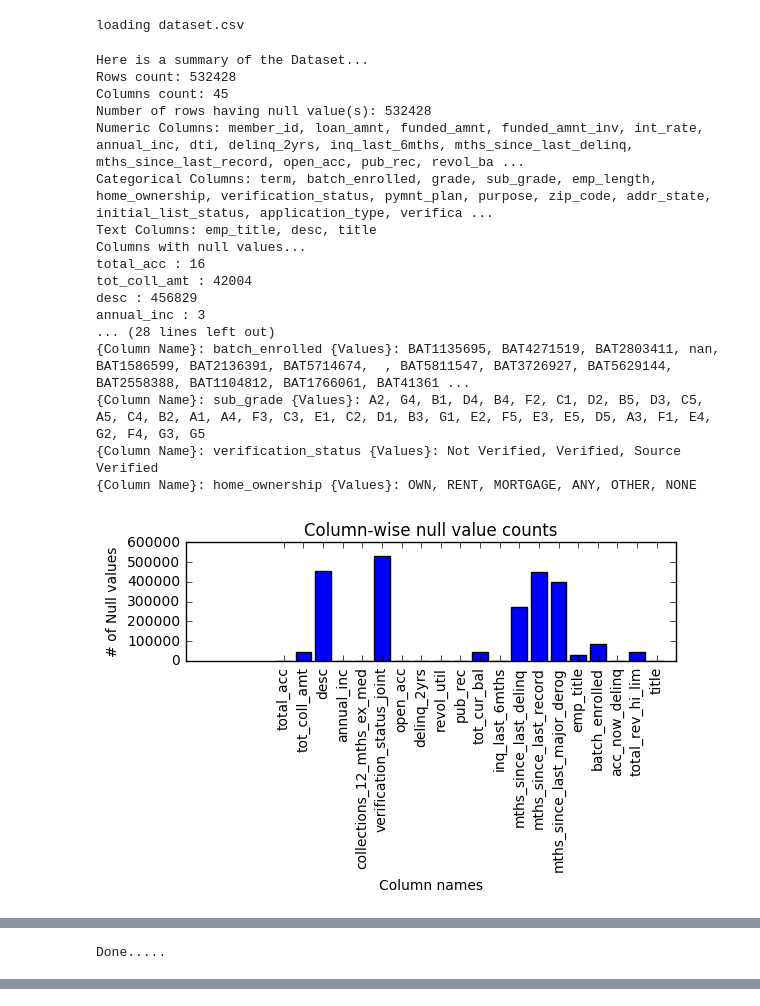
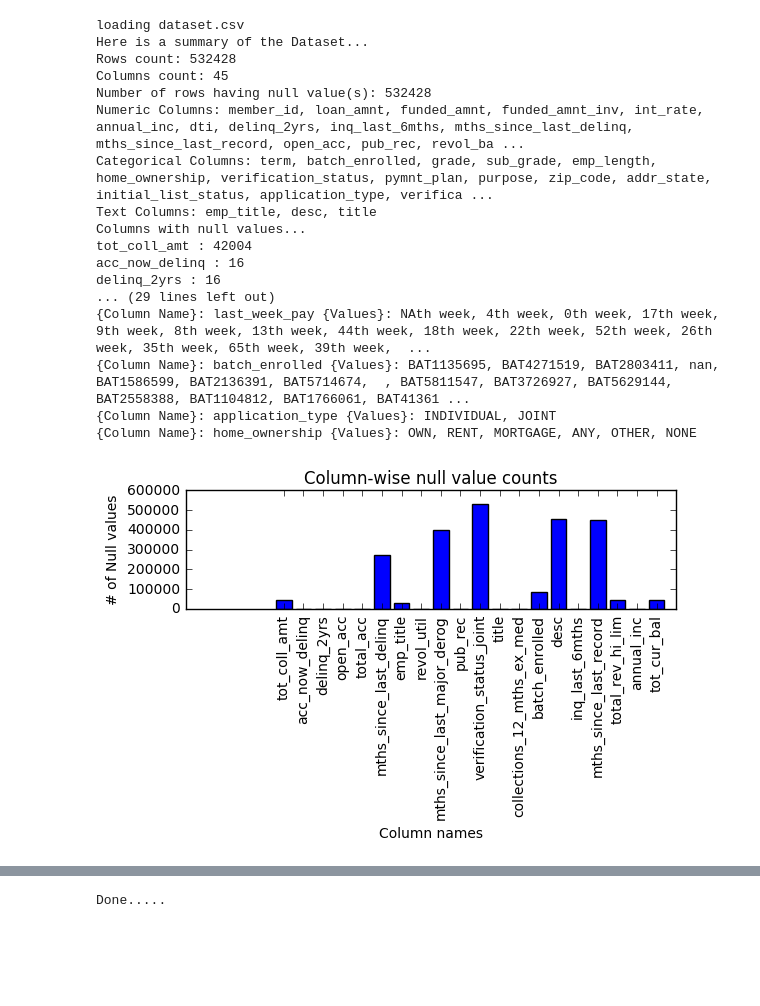
Before and after one commit to avannaldas/QuickView, a Jupyter notebook: Docs/QuickView Example.ipynb, the cells around one changed output, grey strips where cells are left out. Drawn from its saved outputs; the diff is of its cells as text; code cells hidden in the pictures; blank space fills up the shorter version.

```diff
--- a/Docs/QuickView Example.ipynb
+++ b/Docs/QuickView Example.ipynb
@@ -1,29 +1,28 @@
 # %%
 import QuickView.DataFrameVisualizer as qv
 import pandas as pd
 
 print('loading dataset.csv')
 
-qv.visualize(pd.read_csv('data/train.csv'))
+qv.visualize(pd.read_csv('data/train-loans.csv'))
 
 print('Done.....')
 # %% [output]
 loading dataset.csv
+Here is a summary of the Dataset...
+Rows count: 532428
+Columns count: 45
+Number of rows having null value(s): 532428
+Numeric Columns: member_id, loan_amnt, funded_amnt, funded_amnt_inv, int_rate, annual_inc, dti, delinq_2yrs, inq_last_6mths, mths_since_last_delinq, mths_since_last_record, open_acc, pub_rec, revol_ba ...
+Categorical Columns: term, batch_enrolled, grade, sub_grade, emp_length, home_ownership, verification_status, pymnt_plan, purpose, zip_code, addr_state, initial_list_status, application_type, verifica ...
+Text Columns: emp_title, desc, title
+Columns with null values...
+tot_coll_amt : 42004
+acc_now_delinq : 16
+delinq_2yrs : 16
+... (29 lines left out)
+{Column Name}: last_week_pay {Values}: NAth week, 4th week, 0th week, 17th week, 9th week, 8th week, 13th week, 44th week, 18th week, 22th week, 52th week, 26th week, 35th week, 65th week, 39th week,  ...
+{Column Name}: batch_enrolled {Values}: BAT1135695, BAT4271519, BAT2803411, nan, BAT1586599, BAT2136391, BAT5714674,  , BAT5811547, BAT3726927, BAT5629144, BAT2558388, BAT1104812, BAT1766061, BAT41361 ...
+{Column Name}: application_type {Values}: INDIVIDUAL, JOINT
+{Column Name}: home_ownership {Values}: OWN, RENT, MORTGAGE, ANY, OTHER, NONE
-Here is a summary of the Dataset...
-Rows count: 532428
-Columns count: 45
-Number of rows having null value(s): 532428
-Numeric Columns: member_id, loan_amnt, funded_amnt, funded_amnt_inv, int_rate, annual_inc, dti, delinq_2yrs, inq_last_6mths, mths_since_last_delinq, mths_since_last_record, open_acc, pub_rec, revol_ba ...
-Categorical Columns: term, batch_enrolled, grade, sub_grade, emp_length, home_ownership, verification_status, pymnt_plan, purpose, zip_code, addr_state, initial_list_status, application_type, verifica ...
-Text Columns: emp_title, desc, title
-Columns with null values...
-total_acc : 16
-tot_coll_amt : 42004
-desc : 456829
-annual_inc : 3
-... (28 lines left out)
-{Column Name}: batch_enrolled {Values}: BAT1135695, BAT4271519, BAT2803411, nan, BAT1586599, BAT2136391, BAT5714674,  , BAT5811547, BAT3726927, BAT5629144, BAT2558388, BAT1104812, BAT1766061, BAT41361 ...
-{Column Name}: sub_grade {Values}: A2, G4, B1, D4, B4, F2, C1, D2, B5, D3, C5, A5, C4, B2, A1, A4, F3, C3, E1, C2, D1, B3, G1, E2, F5, E3, E5, D5, A3, F1, E4, G2, F4, G3, G5
-{Column Name}: verification_status {Values}: Not Verified, Verified, Source Verified
-{Column Name}: home_ownership {Values}: OWN, RENT, MORTGAGE, ANY, OTHER, NONE
-[figure, old version]
+[figure, new version]
@@ -31 +29,0 @@ annual_inc : 3
-Done.....
@@ -31,0 +31 @@ Done.....
+Done.....
```
Also changed, not shown: parts of 1 cell of this notebook, 1 other file.
